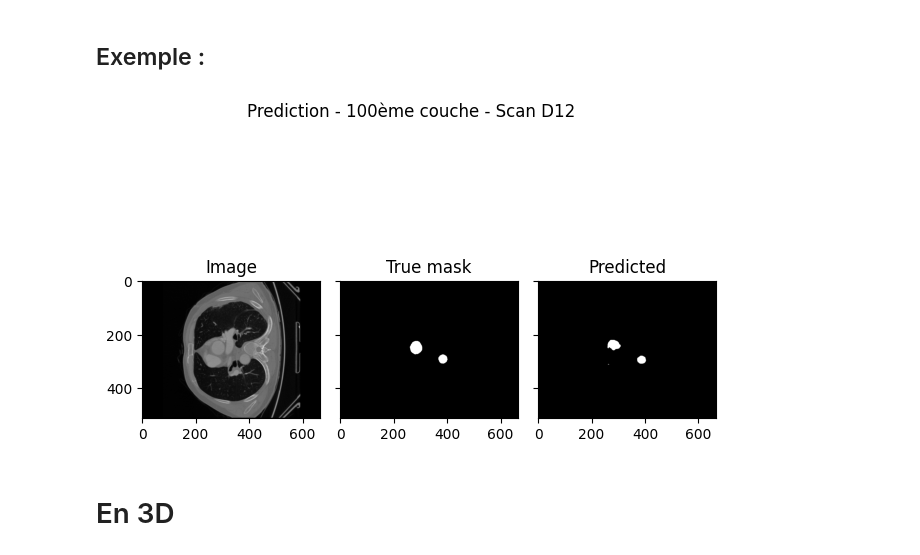
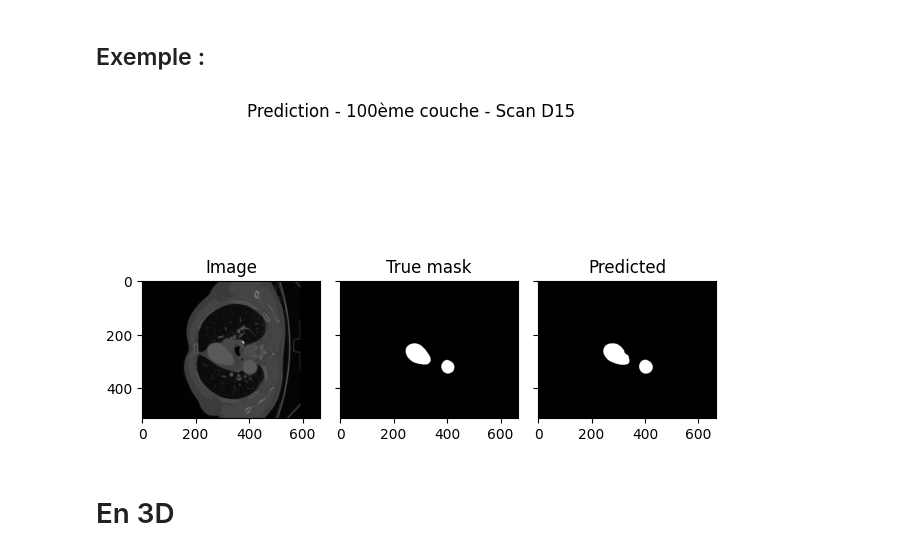
Before and after one commit to SuperMuel/PP2-aorte-segmentation, a Jupyter notebook: scripts/predict_and_reconstruct.ipynb, the cells around one changed output. Cells and saved outputs as stored; diff of their text form; code cells hidden in the pictures.

```diff
--- a/scripts/predict_and_reconstruct.ipynb
+++ b/scripts/predict_and_reconstruct.ipynb
@@ -180,40 +176,40 @@ def get_2D_prediction(resized_slice: np.ndarray, model, verbose=0) -> np.ndarray
 # %% [markdown]
 ## Exemple :
 # %%
-#@title Chargement d'un dataset
+#@title Chargement d'un volume de test
 
-vol, _      = nrrd.read(AVT_DRIVE_FOLDER / 'Dongyang/D12/D12.nrrd' )
-true_mask_vol, _ = nrrd.read(AVT_DRIVE_FOLDER / 'Dongyang/D12/D12.seg.nrrd' )
+vol, _      = nrrd.read(AVT_DRIVE_FOLDER / 'Dongyang/D15/D15.nrrd' )
+true_mask_vol, _ = nrrd.read(AVT_DRIVE_FOLDER / 'Dongyang/D15/D15.seg.nrrd' )
 # %%
 #@title Prédiction et affichage
 
 k = 100 # Indice de la couche selon l'axe Z à afficher
 image = vol[:,:,k]
 true_mask = true_mask_vol[:,:,k]
 
 # Resizing
 original_shape = image.shape
 resized = resize(image)
 
 # Normalisation
 normalized = normalize(resized)
 
 # Prédiction
 predicted = get_2D_prediction(normalized, model)
 
 # Resizing à la taille originale
 back_to_original_shape = resize(predicted, *original_shape)
 
 # Application d'un seuil
 THRESHOLD =0.1
 thresholded = apply_threshold(back_to_original_shape, THRESHOLD)
 
 # Affichage
 show_image_truemask_and_predicted(image, true_mask, thresholded,
-                                  title = f'Prediction - {k}ème couche - Scan D12'
+                                  title = f'Prediction - {k}ème couche - Scan D15'
 )
 # %% [output]
-[figure, old version]
+[figure, new version]
 # %% [markdown]
 # En 3D
 # %%
```
Also changed, not shown: parts of 8 cells of this notebook.
